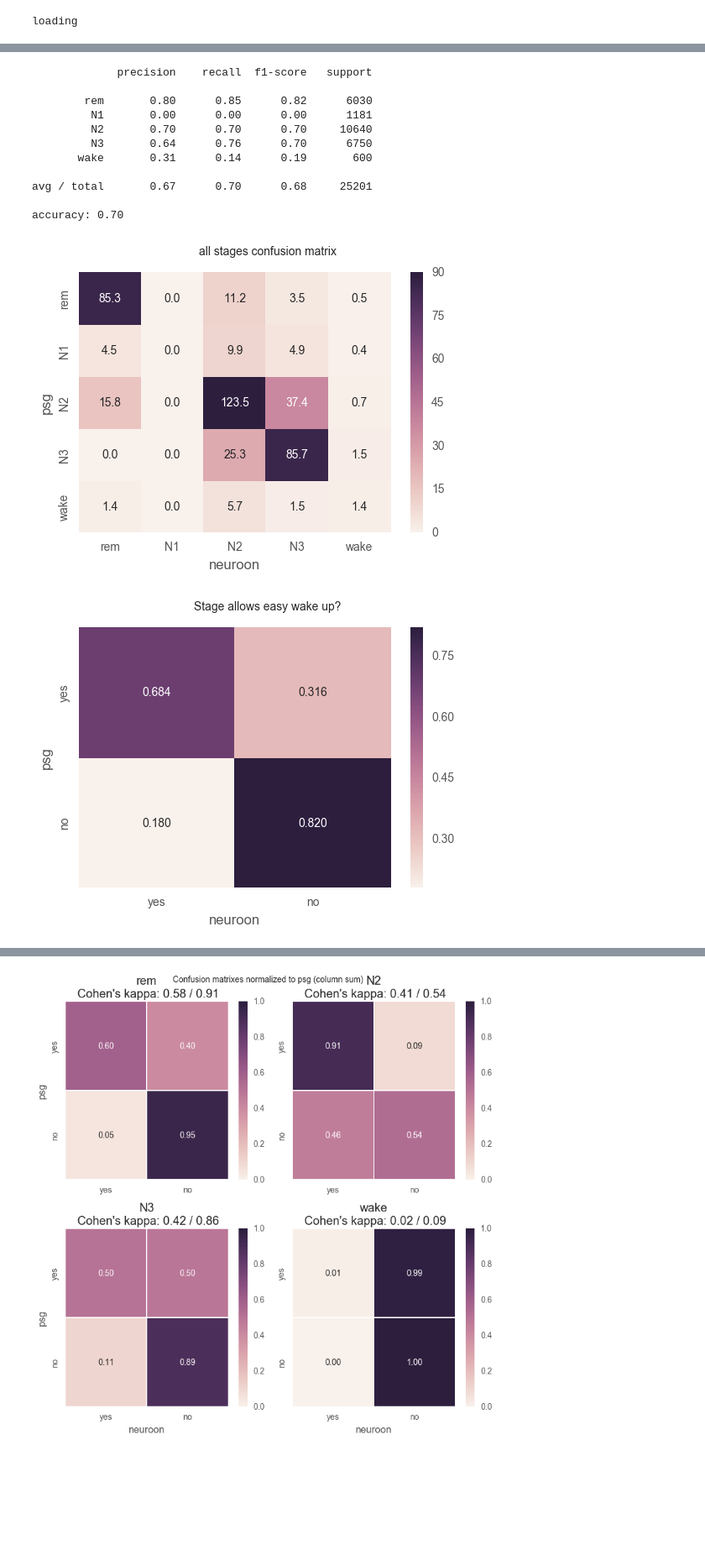
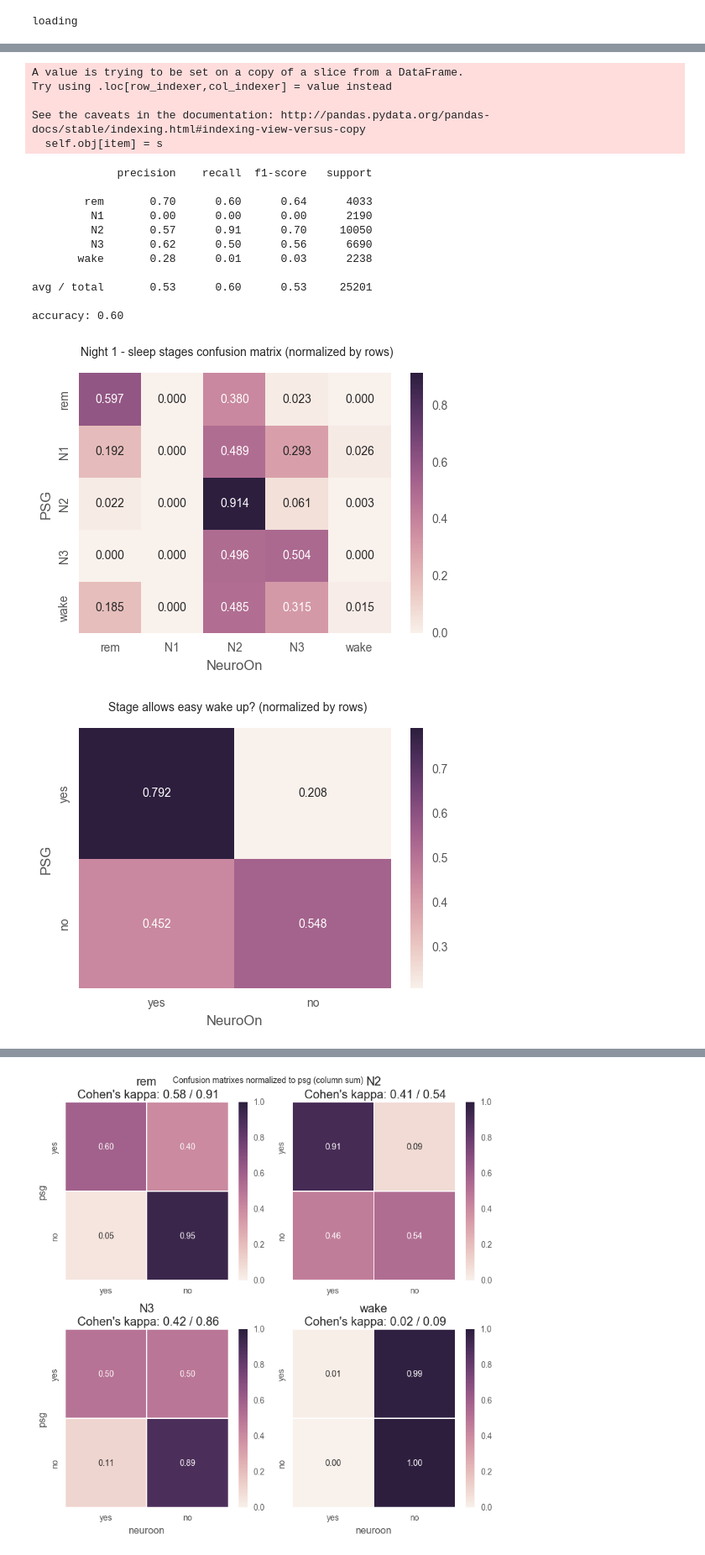
Before and after one commit to jjur/sleep_project, a Jupyter notebook: Hipnogram_comparison.ipynb, the cells around one changed output, grey strips where cells are left out. Shown at 84% size. Cells and saved outputs as stored; diff of their text form; code cells hidden in the pictures; blank space fills up the shorter version.

```diff
--- a/Hipnogram_comparison.ipynb
+++ b/Hipnogram_comparison.ipynb
@@ -204,16 +244,25 @@ accuracy: 0.60
-# %%
-wm2 = plot_main_confusion_matrix(2)
-# %% [output]
-             precision    recall  f1-score   support
-
-        rem       0.80      0.85      0.82      6030
-         N1       0.00      0.00      0.00      1181
-         N2       0.70      0.70      0.70     10640
-         N3       0.64      0.76      0.70      6750
-       wake       0.31      0.14      0.19       600
-
-avg / total       0.67      0.70      0.68     25201
-
-accuracy: 0.70
-[figure, removed]
-[figure, removed]
+# %%
+wm1 = plot_main_confusion_matrix(
+    1,
+    normalize='row',
+    title='Night 1 - sleep stages confusion matrix (normalized by rows)'
+)
+# %% [output]
+A value is trying to be set on a copy of a slice from a DataFrame.
+Try using .loc[row_indexer,col_indexer] = value instead
+
+See the caveats in the documentation: http://pandas.pydata.org/pandas-docs/stable/indexing.html#indexing-view-versus-copy
+  self.obj[item] = s
+             precision    recall  f1-score   support
+
+        rem       0.70      0.60      0.64      4033
+         N1       0.00      0.00      0.00      2190
+         N2       0.57      0.91      0.70     10050
+         N3       0.62      0.50      0.56      6690
+       wake       0.28      0.01      0.03      2238
+
+avg / total       0.53      0.60      0.53     25201
+
+accuracy: 0.60
+[figure, added]
+[figure, added]
```
Also changed, not shown: parts of 8 cells of this notebook, 3 other files.
